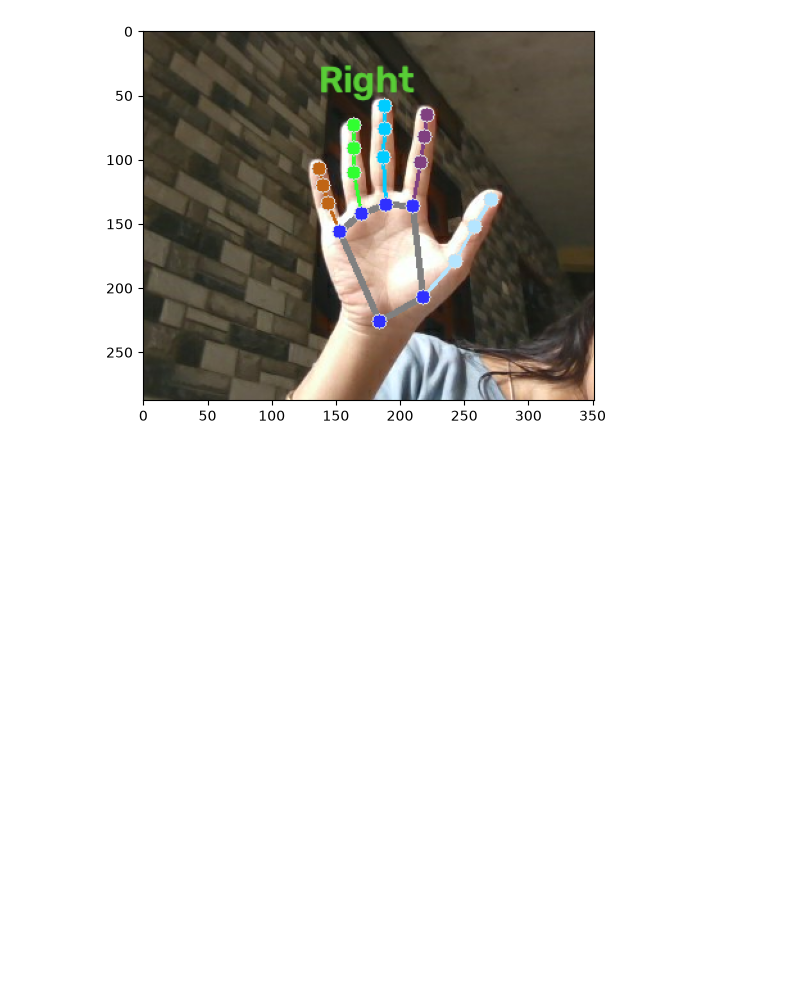
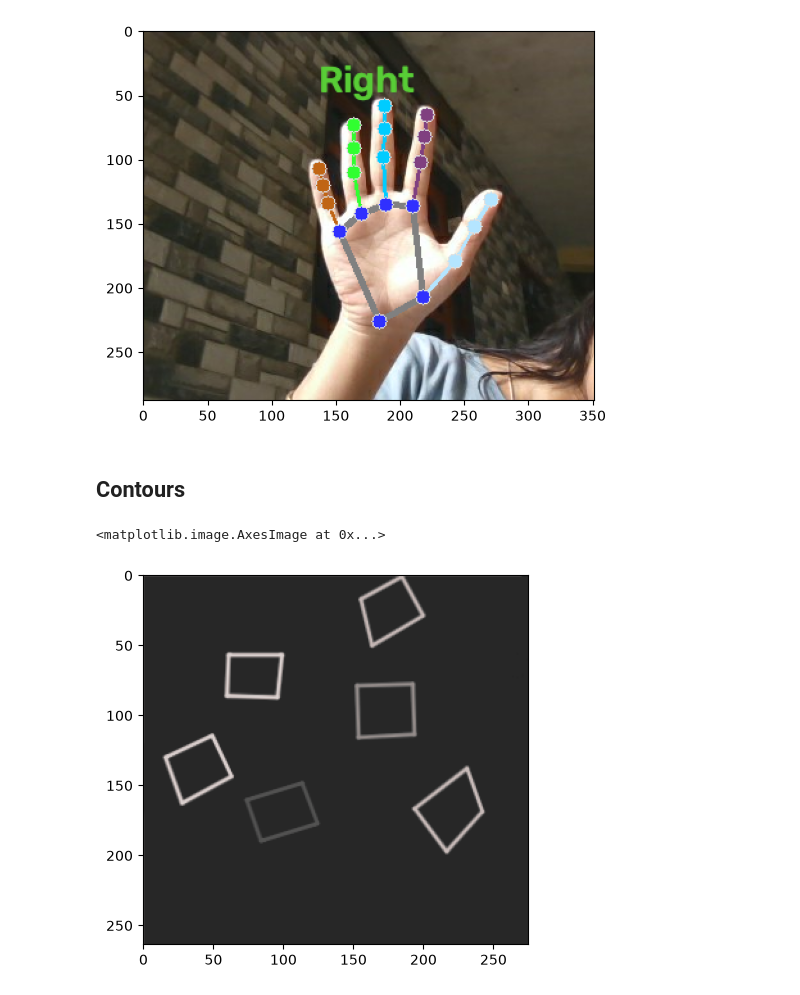
Before and after one commit to ShreelaxmiHegde/detector-cv, a Jupyter notebook: experiment.ipynb, the cells around one changed output. Drawn from its saved outputs; the diff is of its cells as text; code cells hidden in the pictures; blank space fills up the shorter version.

Commit message:
experiment with contours

```diff
--- a/experiment.ipynb
+++ b/experiment.ipynb
@@ -77,3 +75,13 @@ plt.imshow(annotated_image)
 # %% [output]
 <matplotlib.image.AxesImage at 0x...>
 [figure]
+# %% [markdown]
+## Contours
+# %%
+img_boxes = cv2.imread("assets/boxes.png")
+img_gray = cv2.cvtColor(img_boxes, cv2.COLOR_BGR2GRAY)
+img_rgb = cv2.cvtColor(img_boxes, cv2.COLOR_BGR2RGB)
+plt.imshow(img_boxes)
+# %% [output]
+<matplotlib.image.AxesImage at 0x...>
+[figure, added]
```
Also changed, not shown: parts of 5 cells of this notebook, 1 other file.
